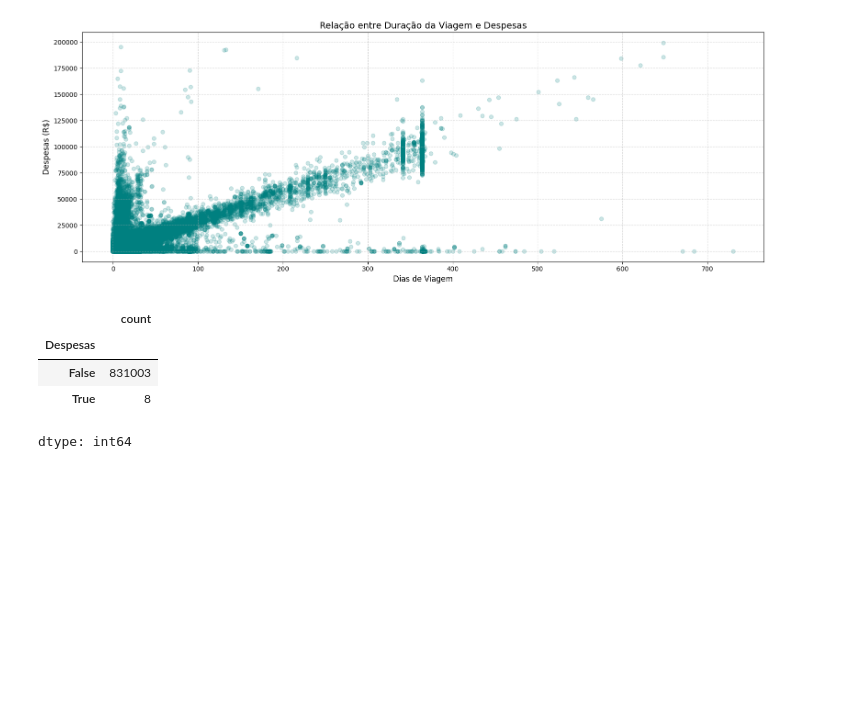
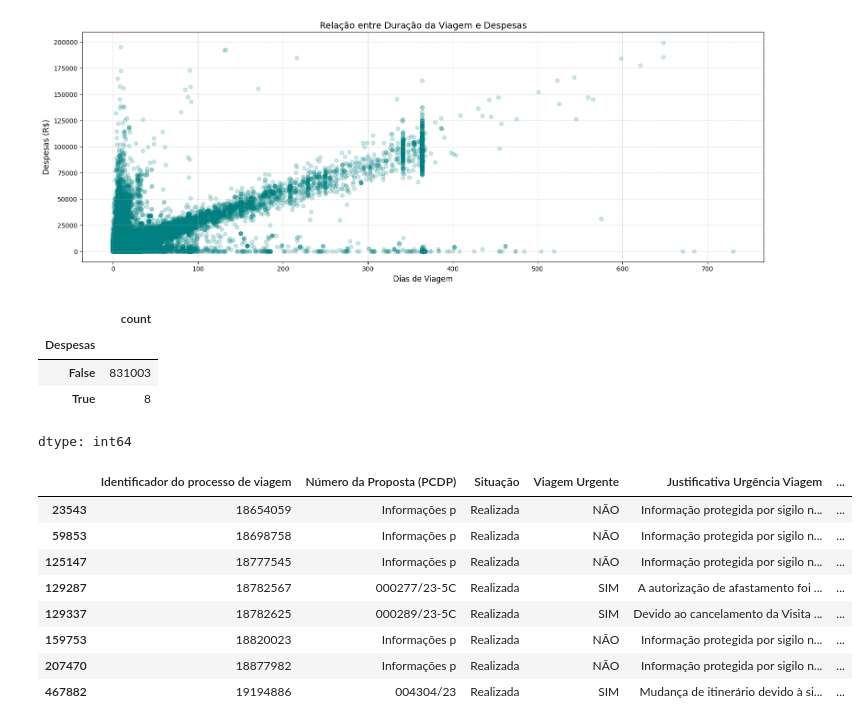
Before and after one commit to GuihJF/python_for_data_analysis, a Jupyter notebook: Data_Test_Python_for_Data.ipynb, the cells around one changed output. Cells and saved outputs as stored; diff of their text form; code cells hidden in the pictures; blank space fills up the shorter version.

```diff
--- a/Data_Test_Python_for_Data.ipynb
+++ b/Data_Test_Python_for_Data.ipynb
@@ -535,3 +535,16 @@ dtype: int64
 # %%
 # Create a filter to identify trips with expenses greater than R$175,000
 filtro = df_viagens['Despesas'] > 175_000
+# %%
+# Display only the trips where expenses exceeded R$175,000
+df_viagens[filtro]
+# %% [output]
+|  | Identificador do processo de viagem | Número da Proposta (PCDP) | Situação | Viagem Urgente | Justificativa Urgência Viagem | ... |
+| 23543 | 18654059 | Informações p | Realizada | NÃO | Informação protegida por sigilo n... | ... |
+| 59853 | 18698758 | Informações p | Realizada | NÃO | Informação protegida por sigilo n... | ... |
+| 125147 | 18777545 | Informações p | Realizada | NÃO | Informação protegida por sigilo n... | ... |
+| 129287 | 18782567 | 000277/23-5C | Realizada | SIM | A autorização de afastamento foi ... | ... |
+| 129337 | 18782625 | 000289/23-5C | Realizada | SIM | Devido ao cancelamento da Visita ... | ... |
+| 159753 | 18820023 | Informações p | Realizada | NÃO | Informação protegida por sigilo n... | ... |
+| 207470 | 18877982 | Informações p | Realizada | NÃO | Informação protegida por sigilo n... | ... |
+| 467882 | 19194886 | 004304/23 | Realizada | SIM | Mudança de itinerário devido à si... | ... |
```
Also changed, not shown: parts of 1 cell of this notebook.
